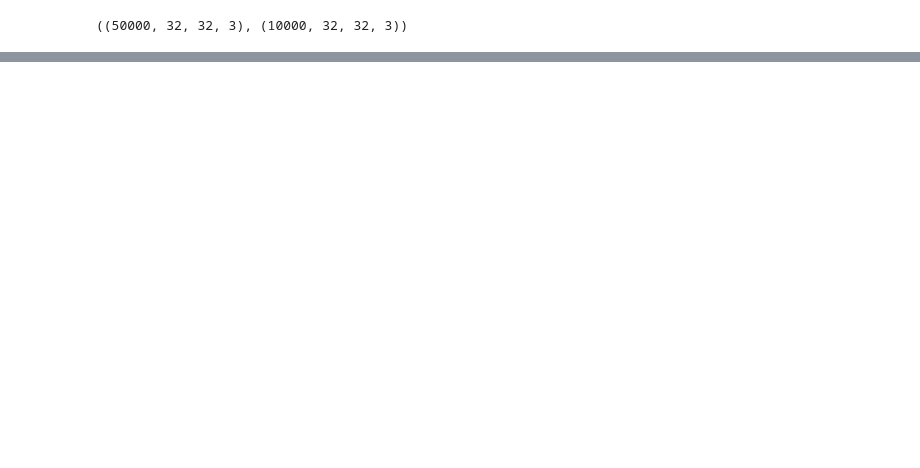
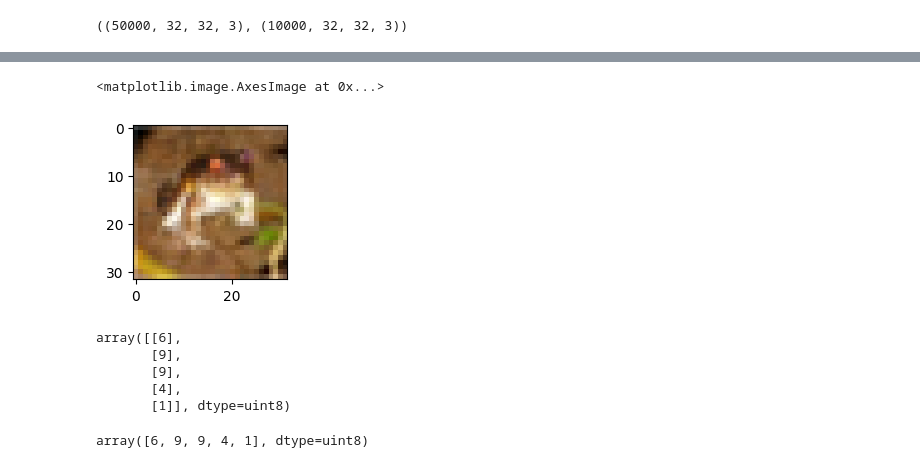
Before and after one commit to ChandraMouli2727/Rough, a Jupyter notebook: DL/CNN_23_24_25.ipynb, the cells around one changed output, grey strips where cells are left out. Saved outputs shown, nothing was run; the diff lists cells and outputs as text; code cells hidden in the pictures; blank space fills up the shorter version.

```diff
--- a/DL/CNN_23_24_25.ipynb
+++ b/DL/CNN_23_24_25.ipynb
@@ -51,0 +72,19 @@ x_train.shape,x_test.shape
+# %%
+plt.figure(figsize=(15,2))
+plt.imshow(x_train[0])
+# %% [output]
+<matplotlib.image.AxesImage at 0x...>
+[figure, added]
+# %%
+y_train[:5]
+# %% [output]
+array([[6],
+       [9],
+       [9],
+       [4],
+       [1]], dtype=uint8)
+# %%
+y_train = y_train.reshape(-1,)
+y_train[:5]
+# %% [output]
+array([6, 9, 9, 4, 1], dtype=uint8)
```
Also changed, not shown: parts of 32 cells of this notebook.
